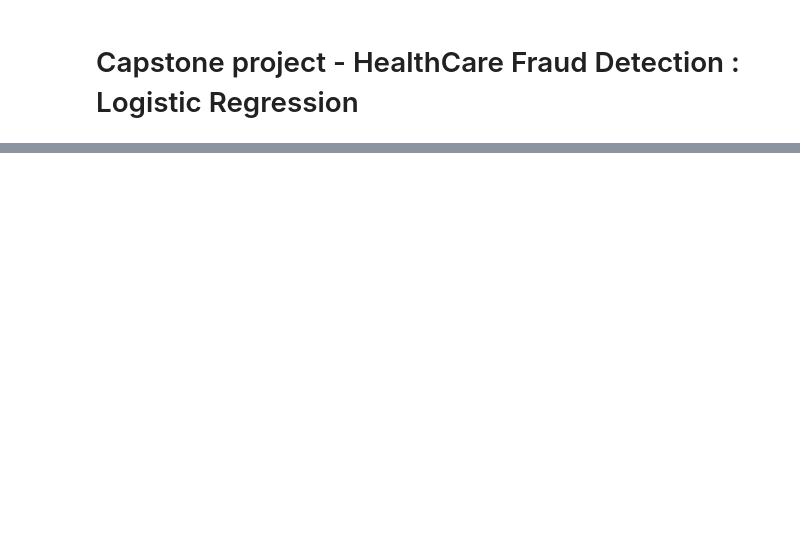
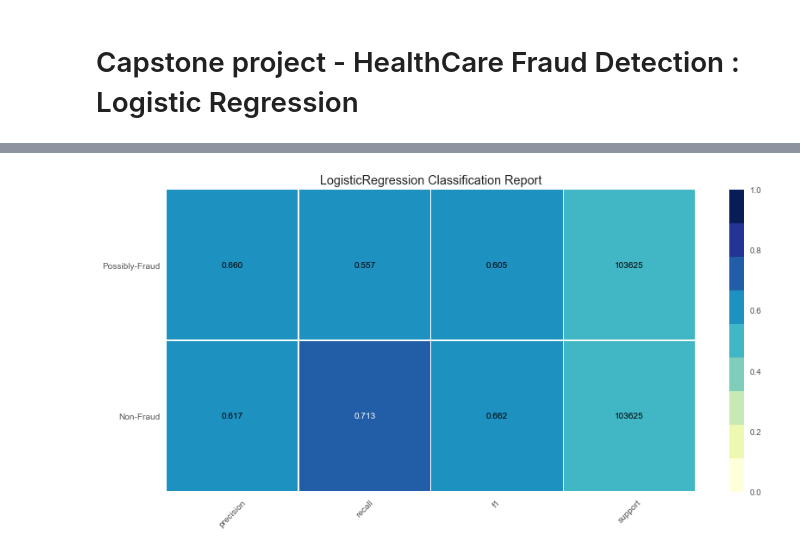
Before and after one commit to suhitasva/Capstone_Project, a Jupyter notebook: LGR_models.ipynb, the cells around one changed output, grey strips where cells are left out. Saved outputs shown, nothing was run; the diff lists cells and outputs as text; code cells hidden in the pictures; blank space fills up the shorter version.

```diff
--- a/LGR_models.ipynb
+++ b/LGR_models.ipynb
@@ -30,0 +254,13 @@ test_df.head(5)
+# %%
+# Visualizing the classification report with Yellowbricks
+
+plt.figure(figsize = (12,6))
+visualizer = classification_report(
+    base_logitsm1,
+    trainX_SM, trainY_SM, testX_SM, testY_SM,
+    classes=['Non-Fraud', 'Possibly-Fraud'],
+    cmap='YlGnBu',
+    support=True
+)
+# %% [output]
+[figure, added]
```
Also changed, not shown: parts of 32 cells of this notebook.
